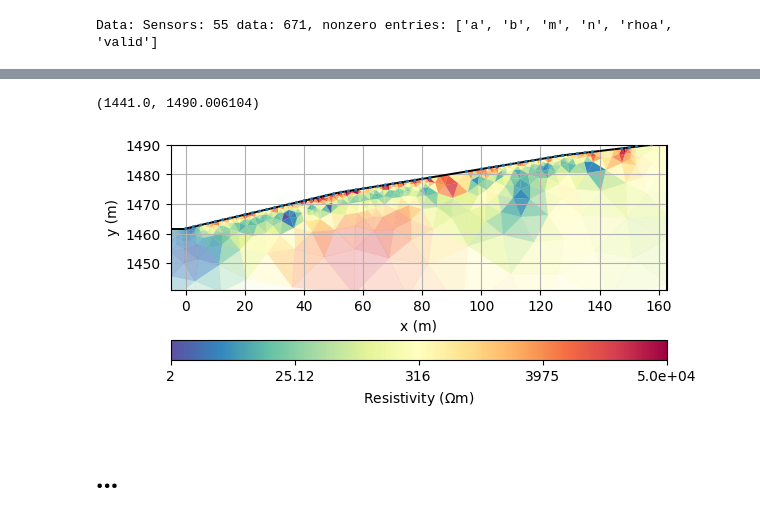
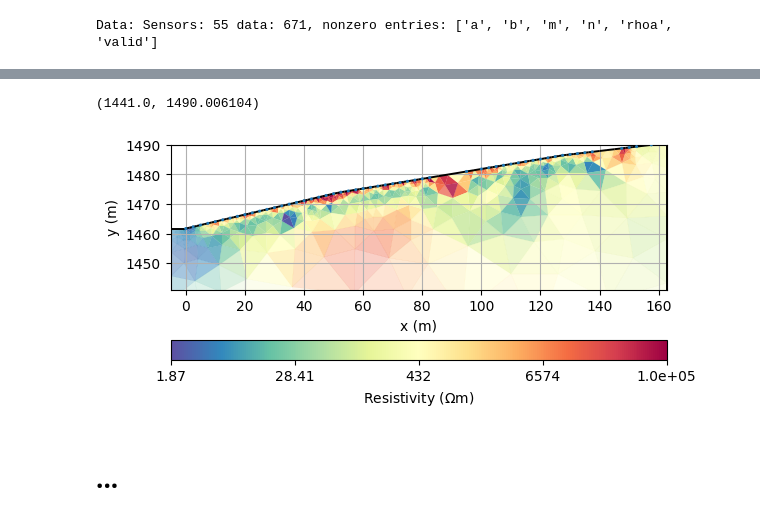
Before and after one commit to jcmefra/Aguas_Vichy, a Jupyter notebook: inversion.ipynb, the cells around one changed output, grey strips where cells are left out. Saved outputs shown, nothing was run; the diff lists cells and outputs as text; code cells hidden in the pictures.

```diff
--- a/inversion.ipynb
+++ b/inversion.ipynb
@@ -75,6 +68,6 @@ ax, cb = ert.show(data2)
 # %%
 data2["k"] = ert.geometricFactors(data2)
 data2["err"] = ert.estimateError(data2, relativeError=0.02, absoluteUError=50e-6)
-mgr = ert.ERTManager(data2, verbose=True)
-mgr.invert(lam=30, verbose=True)
+mgr2 = ert.ERTManager(data2, verbose=True)
+mgr2.invert(lam=30, verbose=True)
 # %% [output]
@@ -110,11 +138,11 @@ Writing triangles.
 # %%
-kw = dict(logScale=True, cMap="Spectral_r", xlabel="x (m)", ylabel="y (m)", cMin=0, cMax=50000)
-ax, cb = mgr.showResult(**kw)
+kw = dict(logScale=True, cMap="Spectral_r", xlabel="x (m)", ylabel="y (m)", cMin=0, cMax=100000)
+ax, cb = mgr2.showResult(**kw)
 ax.grid(True)
 ax.set_ylim([1441, ax.get_ylim()[1]])
 # %% [output]
 (1441.0, 1490.006104)
-[figure, old version]
+[figure, new version]
 # %% [markdown]
 # ...
 # %% [markdown]
```
Also changed, not shown: parts of 6 cells of this notebook.
